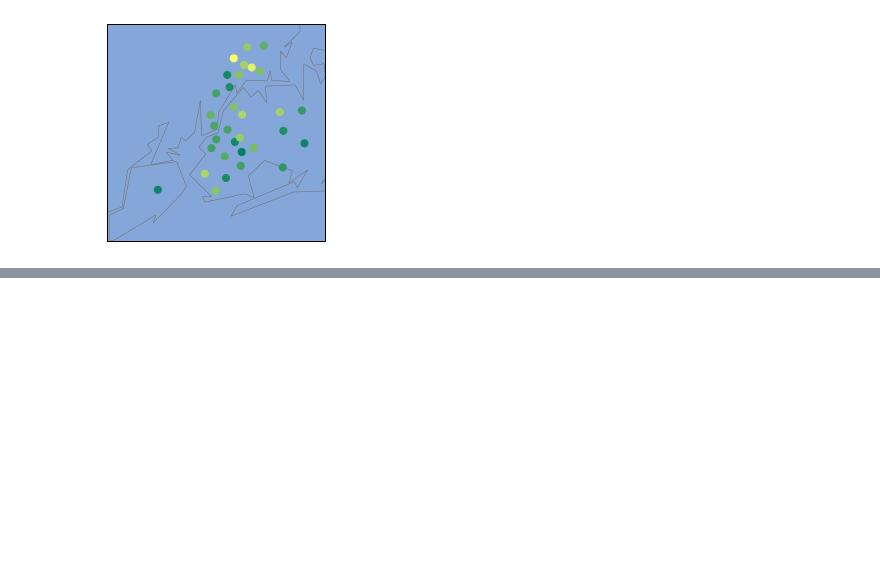
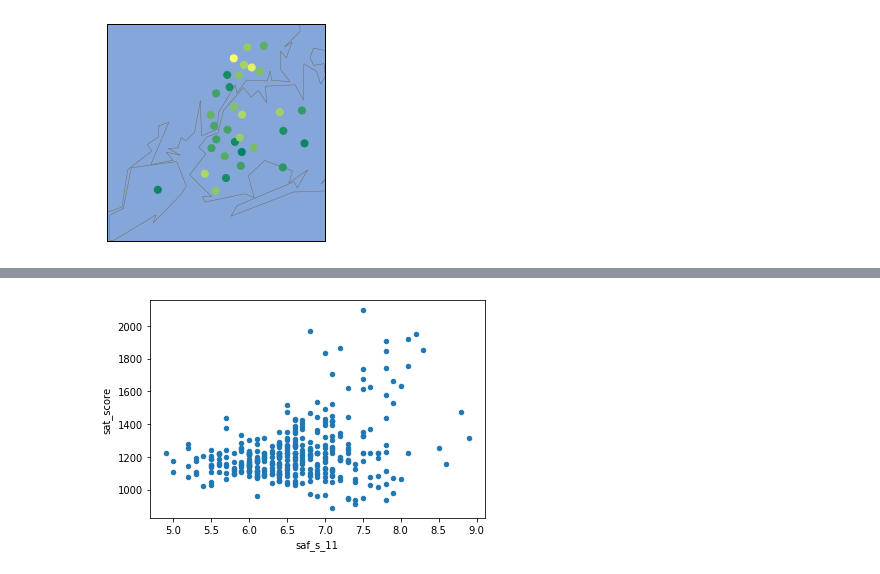
Before and after one commit to ebenebe/Data-Cleaning-Walkthrough_NYC_SAT_Scores, a Jupyter notebook: Data Cleaning Walkthrough_NYC_SAT_Scores-checkpoint.ipynb, the cells around one changed output, grey strips where cells are left out. Drawn from its saved outputs; the diff is of its cells as text; code cells hidden in the pictures; blank space fills up the shorter version.

```diff
--- a/Data Cleaning Walkthrough_NYC_SAT_Scores-checkpoint.ipynb
+++ b/Data Cleaning Walkthrough_NYC_SAT_Scores-checkpoint.ipynb
@@ -747,0 +781,6 @@ The dedent function was deprecated in Matplotlib 3.1 and will be removed in 3.3.
+# %%
+#Exploring Safety and SAT Scores
+combined.plot.scatter( x ='saf_s_11', y = 'sat_score')
+plt.show()
+# %% [output]
+[figure, added]
```
Also changed, not shown: parts of 8 cells of this notebook.
